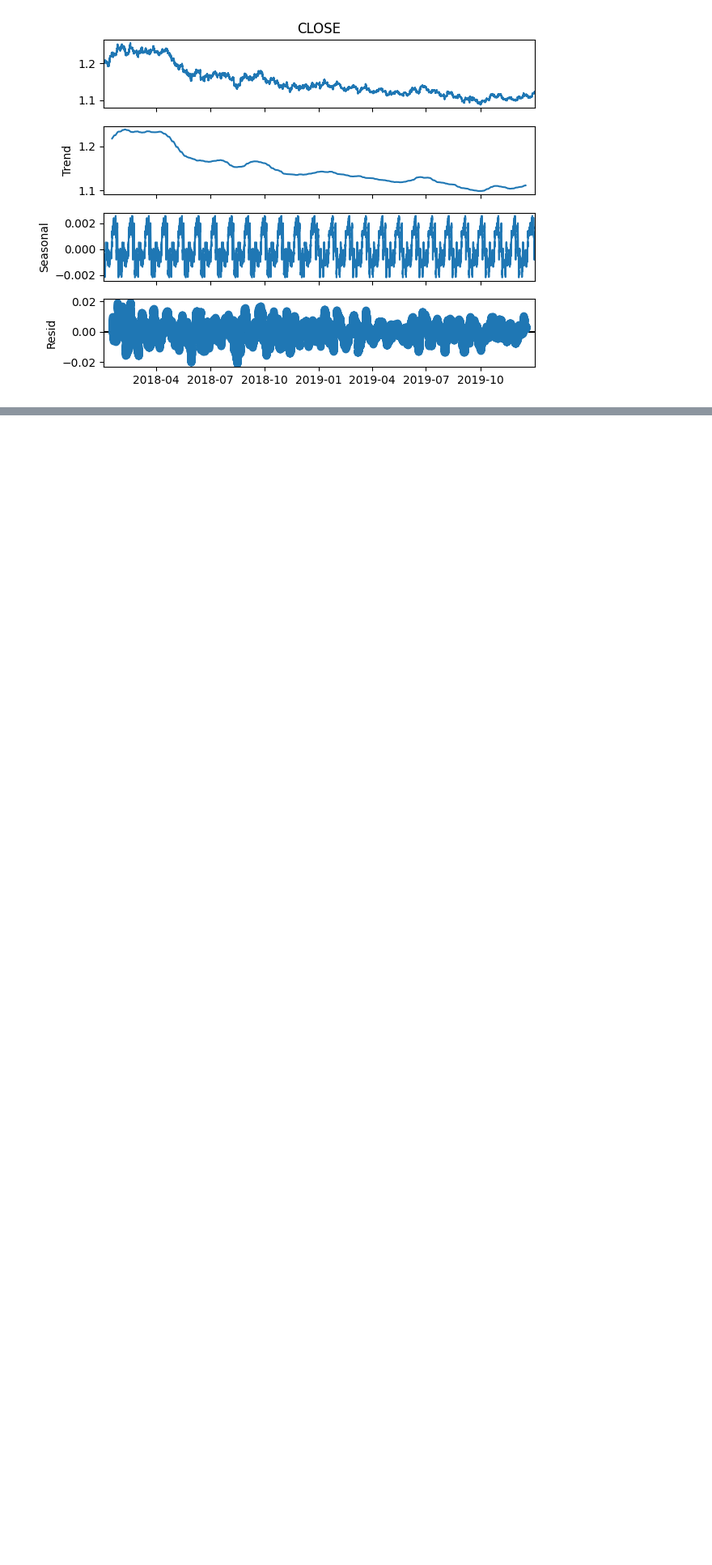
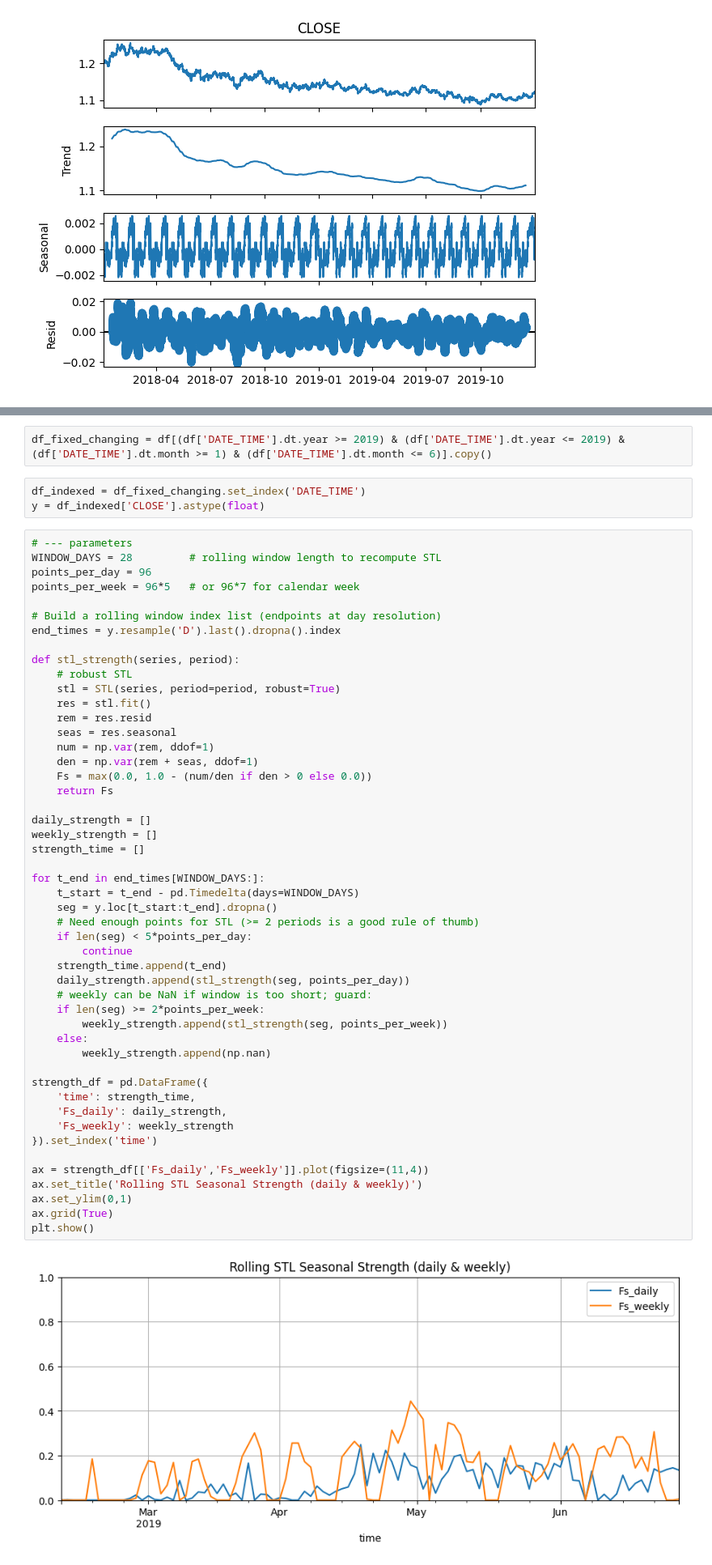
Before and after one commit to FaridRash/Time-Series-Analysis-and-Forecasting, a Jupyter notebook: 1st_notebook.ipynb, the cells around one changed output, grey strips where cells are left out. Shown at 81% size. Saved outputs shown, nothing was run; the diff lists cells and outputs as text; blank space fills up the shorter version.

```diff
--- a/1st_notebook.ipynb
+++ b/1st_notebook.ipynb
@@ -276,0 +280,56 @@ result_monthly.plot()
+# %%
+df_fixed_changing = df[(df['DATE_TIME'].dt.year >= 2019) & (df['DATE_TIME'].dt.year <= 2019) & (df['DATE_TIME'].dt.month >= 1) & (df['DATE_TIME'].dt.month <= 6)].copy()
+# %%
+df_indexed = df_fixed_changing.set_index('DATE_TIME')
+y = df_indexed['CLOSE'].astype(float)
+# %%
+# --- parameters
+WINDOW_DAYS = 28         # rolling window length to recompute STL
+points_per_day = 96
+points_per_week = 96*5   # or 96*7 for calendar week
+
+# Build a rolling window index list (endpoints at day resolution)
+end_times = y.resample('D').last().dropna().index
+
+def stl_strength(series, period):
+    # robust STL
+    stl = STL(series, period=period, robust=True)
+    res = stl.fit()
+    rem = res.resid
+    seas = res.seasonal
+    num = np.var(rem, ddof=1)
+    den = np.var(rem + seas, ddof=1)
+    Fs = max(0.0, 1.0 - (num/den if den > 0 else 0.0))
+    return Fs
+
+daily_strength = []
+weekly_strength = []
+strength_time = []
+
+for t_end in end_times[WINDOW_DAYS:]:
+    t_start = t_end - pd.Timedelta(days=WINDOW_DAYS)
+    seg = y.loc[t_start:t_end].dropna()
+    # Need enough points for STL (>= 2 periods is a good rule of thumb)
+    if len(seg) < 5*points_per_day:
+        continue
+    strength_time.append(t_end)
+    daily_strength.append(stl_strength(seg, points_per_day))
+    # weekly can be NaN if window is too short; guard:
+    if len(seg) >= 2*points_per_week:
+        weekly_strength.append(stl_strength(seg, points_per_week))
+    else:
+        weekly_strength.append(np.nan)
+
+strength_df = pd.DataFrame({
+    'time': strength_time,
+    'Fs_daily': daily_strength,
+    'Fs_weekly': weekly_strength
+}).set_index('time')
+
+ax = strength_df[['Fs_daily','Fs_weekly']].plot(figsize=(11,4))
+ax.set_title('Rolling STL Seasonal Strength (daily & weekly)')
+ax.set_ylim(0,1)
+ax.grid(True)
+plt.show()
+# %% [output]
+[figure, added]
```
Also changed, not shown: parts of 9 cells of this notebook.
